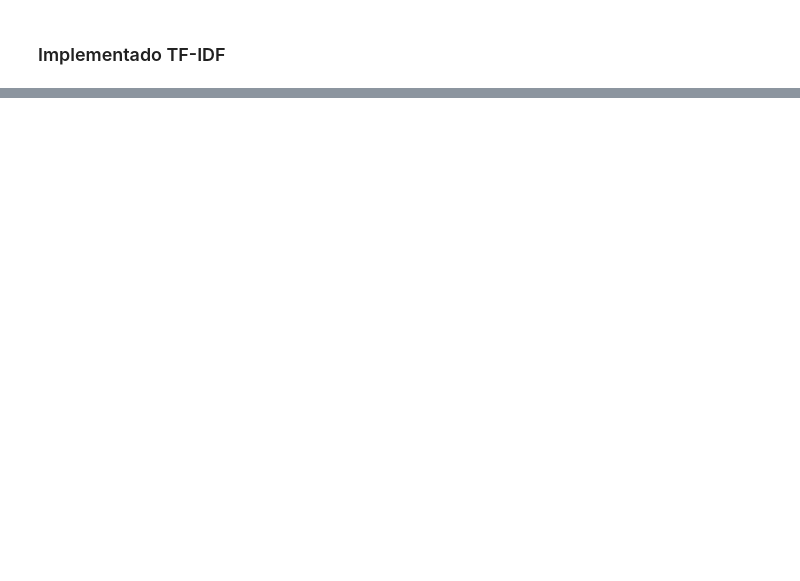
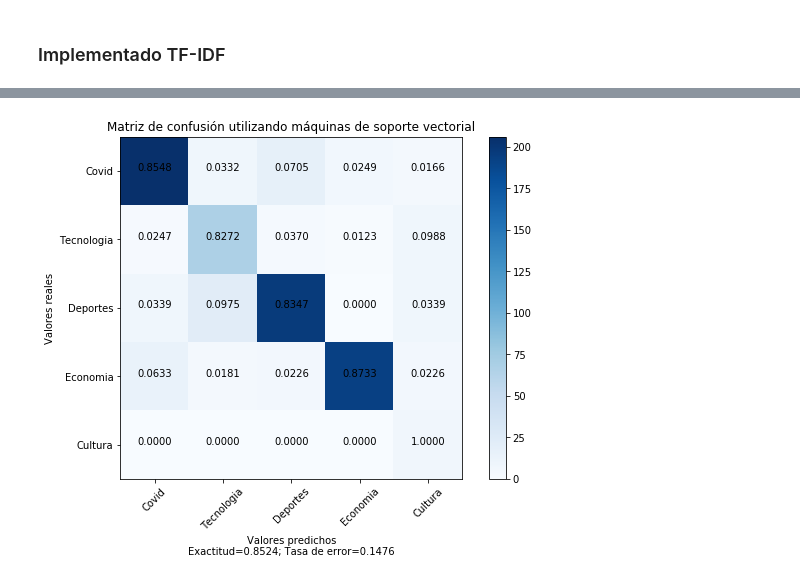
Before and after one commit to IanRamRev/Proyecto_APIT, a Jupyter notebook: Clasificador de topicos.ipynb, the cells around one changed output, grey strips where cells are left out. Drawn from its saved outputs; the diff is of its cells as text; code cells hidden in the pictures; blank space fills up the shorter version.

```diff
--- a/Clasificador de topicos.ipynb
+++ b/Clasificador de topicos.ipynb
@@ -369,0 +412,9 @@ print(X_TFidf.shape)
+# %%
+cmSVM = confusion_matrix(predSVM, y_testTFIDF)
+plot_confusion_matrix(cmSVM,
+                      labels,
+                      title='Matriz de confusión utilizando máquinas de soporte vectorial',
+                      cmap=None,
+                      normalize=True)
+# %% [output]
+[figure, added]
```
Also changed, not shown: parts of 15 cells of this notebook.
